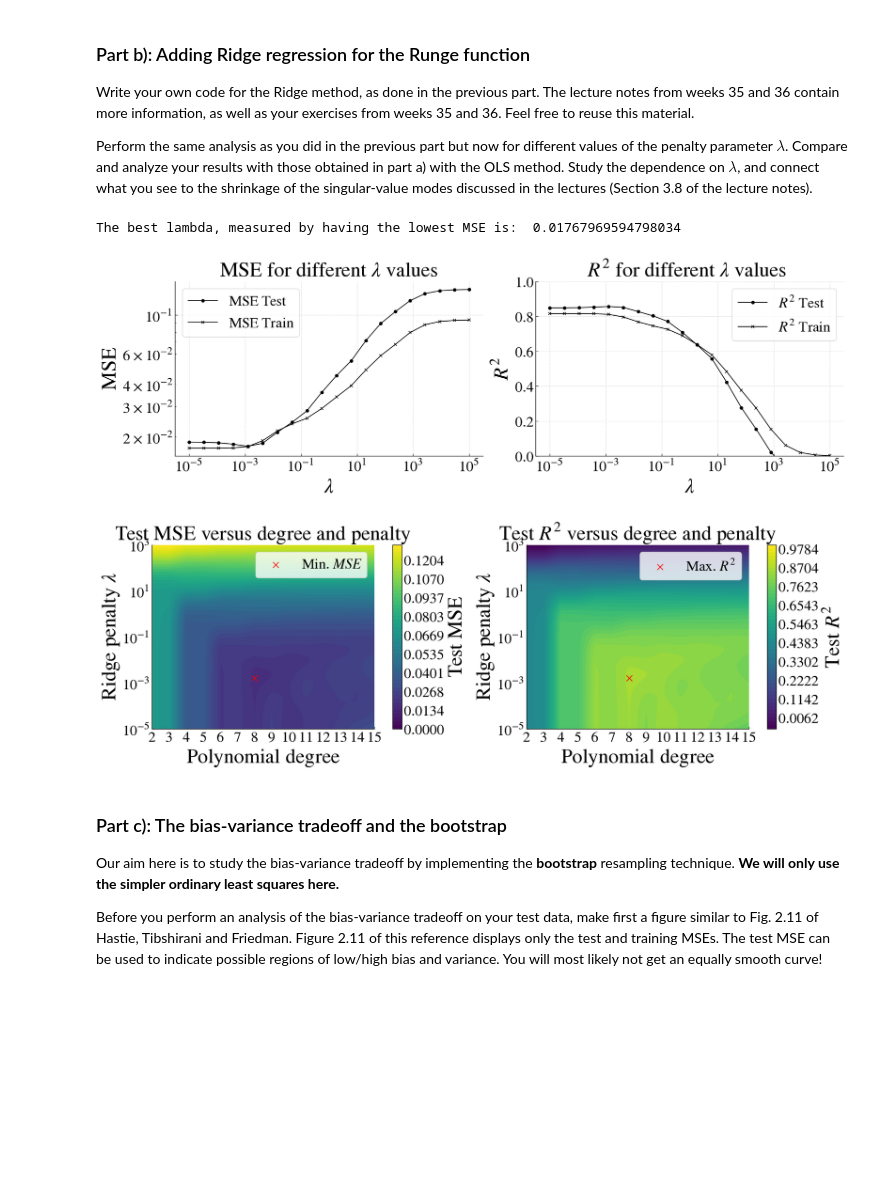
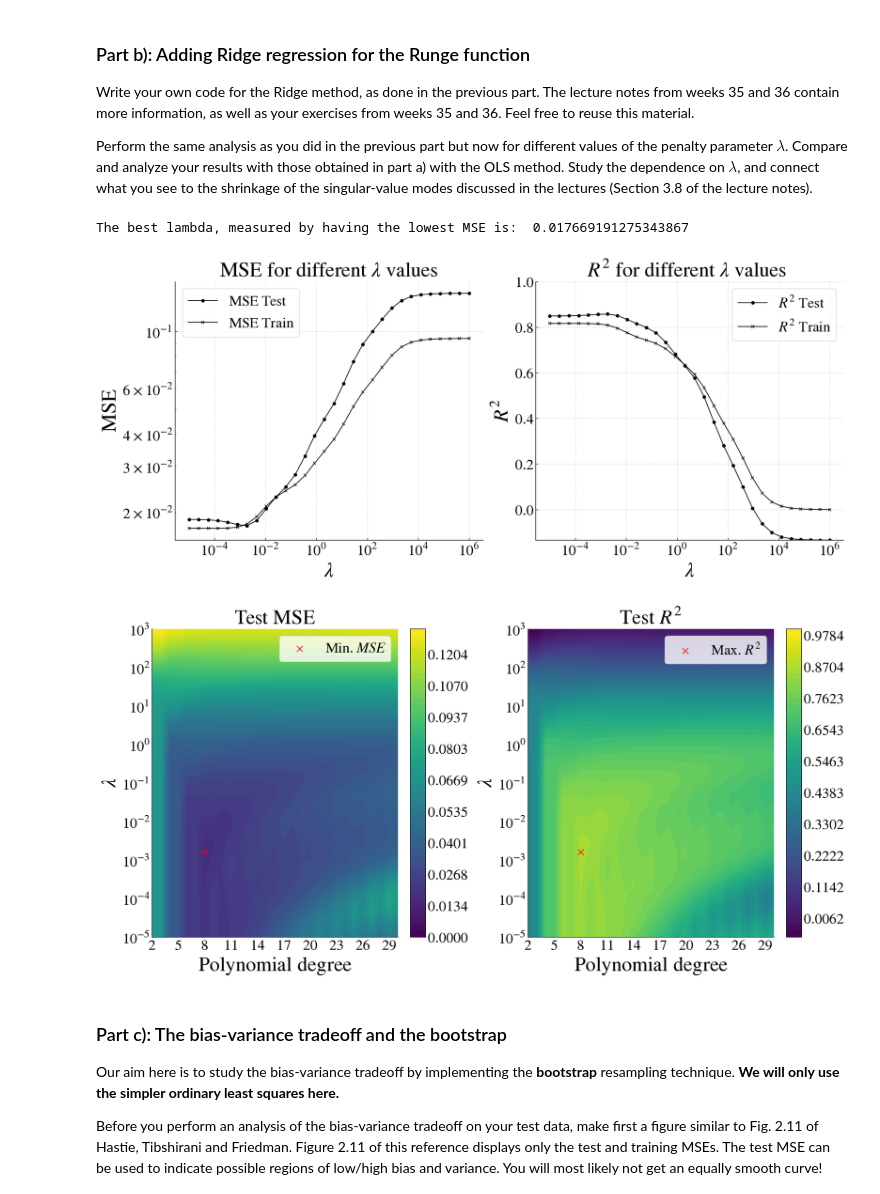
Before and after one commit to JOJ0O0O/MachineLearningUiO, a Jupyter notebook: doc/Projects/2026/Project1/Project1.ipynb, the cells around one changed output. Drawn from its saved outputs; the diff is of its cells as text; code cells hidden in the pictures; blank space fills up the shorter version.

```diff
--- a/doc/Projects/2026/Project1/Project1.ipynb
+++ b/doc/Projects/2026/Project1/Project1.ipynb
@@ -695,6 +645,7 @@ xtrain, xTest, ytrain, ytest = sklearn.model_selection.train_test_split(x, y, te
 
 def Ridgebysvd(X: np.array, y: np.array, lam: float):
     """
+    Function to calculate Ridge Regression using the SVD of X, similar to lecturebook page 44 (Machine Learning and the Physical Sciences, Morten Hjorth-Jensen)
     Parameters
         ----------------
         X: np.array shape: (n,p)
@@ -805,43 +756,43 @@ def lamrange(lams, degree, xtrain, xTest, ytrain, ytest):
         MSEtest.append(MSEtesti)
         MSEtrain.append(MSEtraini)
         R2train.append(R2traini)
         R2test.append(R2testi)
         theta.append(thetai)
     return MSEtest, R2test, MSEtrain, R2train, theta
 
 #Using the degree deemed optimal for OLS
 degree = 8
 #Initialize arrays to store values
-lams = np.logspace(-5, 5, 20)
+lams = np.logspace(-5, 6, 30)
 
 MSEtest, R2test, MSEtrain, R2train, theta = lamrange(lams, degree, xtrain, xTest, ytrain, ytest)
 #plotting results for R2 and MSE values for training and test data set
-fig, ax1 = plt.subplots(1, 2, figsize=(18, 6))
+fig, ax1 = plt.subplots(1, 2, figsize=(18, 8))
 ax1[0].loglog(lams, MSEtest, label = "MSEtest", marker = 'o', color = "black")
 ax1[0].set_xlabel('$\\lambda$')
 ax1[0].set_ylabel('MSE')
 ax1[0].loglog(lams, MSEtrain, label = "MSEtrain", marker = 'x', color = "black")
 ax1[0].set_title("MSE for different $\\lambda$ values")
 ax1[0].legend(labels = ["MSE Test", "MSE Train"])
 
 ax1[1].semilogx(lams, R2test, label = "R2test", marker = 'o', color = "black")
 ax1[1].set_xlabel('$\\lambda$')
 ax1[1].set_ylabel('$R^2$')
 ax1[1].semilogx(lams, R2train, label = "R2train", marker = 'x', color = "black")
 ax1[1].set_title("$R^2$ for different $\\lambda$ values ")
-ax1[1].set_ybound([0,1])
+ax1[1].set_ybound([np.min(R2test),1])
 ax1[1].legend(labels = ["$R^2$ Test", "$R^2$ Train"])
 plt.tight_layout()
-plt.savefig("./Figs/Project1_taskb.pdf")
+plt.savefig("./Figs/Project1_taskb.png")
 
 print("The best lambda, measured by having the lowest MSE is: ", np.array(MSEtest).min())
 # %% [output]
-The best lambda, measured by having the lowest MSE is:  0.01767969594798034
+The best lambda, measured by having the lowest MSE is:  0.017669191275343867
-[figure, old version]
+[figure, new version]
 # %%
 # Testing Ridge with different polynomial degrees
 lams = np.logspace(-5, 3, 1000)
-degrees = np.arange(2, 16)
+degrees = np.arange(2, 31)
 lams_grid, degrees_grid = np.meshgrid(lams, degrees, indexing="ij")
 
 mse_grid = np.empty_like(lams_grid, dtype=float)
@@ -854,14 +805,14 @@ for j, degree in enumerate(degrees):
     mse_grid[:, j] = MSEtest
     r2_grid[:, j] = R2test
 
-# Keep the report's clipping range while using the observed range for clarity.
+# Clip  if necessary to make plot readable (not used for current numbers (MSE < 100, R2 > -1), but may be useful for other data sets)
 mse_plot = np.clip(mse_grid, 0.0, 100.0)
 r2_plot = np.clip(r2_grid, r2_grid.min(), 1.0)
 mse_min, mse_max = mse_plot.min(), mse_plot.max()
 mse_levels = np.linspace(0, mse_max, 50)
 r2_levels = np.linspace(r2_grid.min(), 1.0, 50)
 
-fig, axes = plt.subplots(1, 2, figsize=(18, 6), constrained_layout=True)
+fig, axes = plt.subplots(1, 2, figsize=(18, 9), constrained_layout=True)
 
 cf1 = axes[0].contourf(
     degrees_grid,
@@ -870,11 +821,12 @@ cf1 = axes[0].contourf(
     levels=mse_levels,
     cmap="viridis",
 )
-fig.colorbar(cf1, ax=axes[0], label="Test MSE")
+fig.colorbar(cf1, ax=axes[0])
 axes[0].set_xlabel("Polynomial degree")
-axes[0].set_ylabel(r"Ridge penalty $\lambda$")
-axes[0].set_title("Test MSE versus degree and penalty")
-axes[0].set_xticks(degrees)
+axes[0].set_ylabel(r"$\lambda$")
+axes[0].set_title("Test MSE")
+axes[0].set_xticks(degrees[::3])
+axes[1].set_xticklabels(labels = degrees[::3])
 axes[0].set_yscale("log")
 
 # Find the lowest point in the MSE plot and place a marker there
@@ -892,23 +844,25 @@ cf2 = axes[1].contourf(
     cmap="viridis",
 )
 
-fig.colorbar(cf2, ax=axes[1], label=r"Test $R^2$")
+fig.colorbar(cf2, ax=axes[1])
 axes[1].set_xlabel("Polynomial degree")
-axes[1].set_ylabel(r"Ridge penalty $\lambda$")
-axes[1].set_title(r"Test $R^2$ versus degree and penalty")
-axes[1].set_xticks(degrees)
+axes[1].set_ylabel(r"$\lambda$")
+#axes[1].set_ylabel("")
+axes[1].set_title(r"Test $R^2$")
+axes[1].set_xticks(degrees[::3])
+axes[1].set_xticklabels(labels = degrees[::3])
 axes[1].set_yscale("log")
 
-# Find the lowest point in the MSE plot and place a marker there
+# Find the highest point in the R2 plot and place a marker there
 max_index = np.unravel_index(np.argmax(r2_plot, axis=None), r2_plot.shape)
 max_x, max_y = degrees_grid[max_index], lams_grid[max_index]
 max_z = r2_plot[max_index]
 axes[1].scatter(max_x, max_y, color='red', marker='x', s=100, label = 'Max. $R^2$')  # s is the size
 axes[1].legend()
 
-plt.savefig("./Figs/Project1_taskb_degree_lambda.pdf")
+plt.savefig("./Figs/Project1_taskb_degree_lambda.png")
 # %% [output]
-[figure, old version]
+[figure, new version]
 # %% [markdown]
 ### Part c): The bias-variance tradeoff and the bootstrap
 
```
Also changed, not shown: parts of 4 cells of this notebook, 24 other files.
